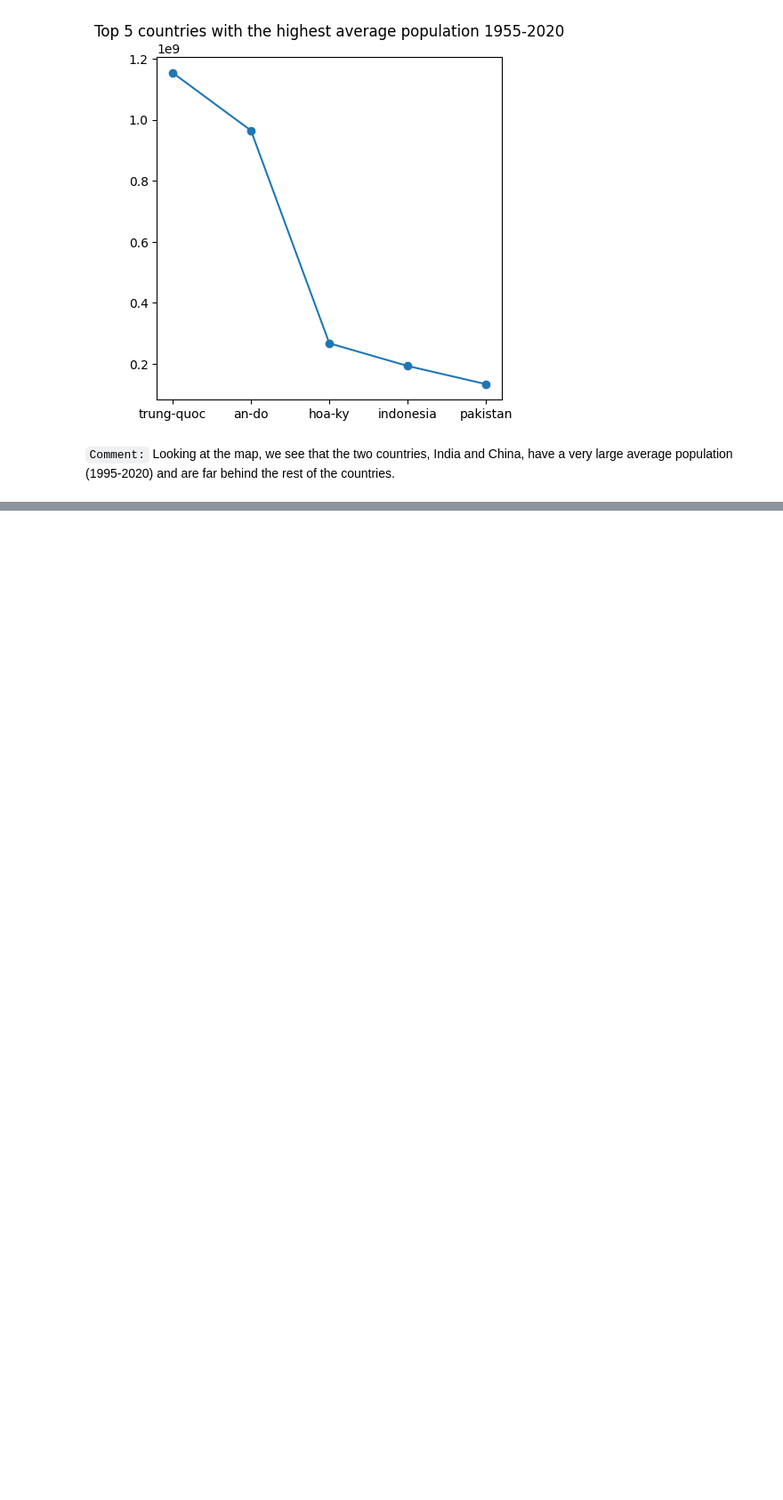
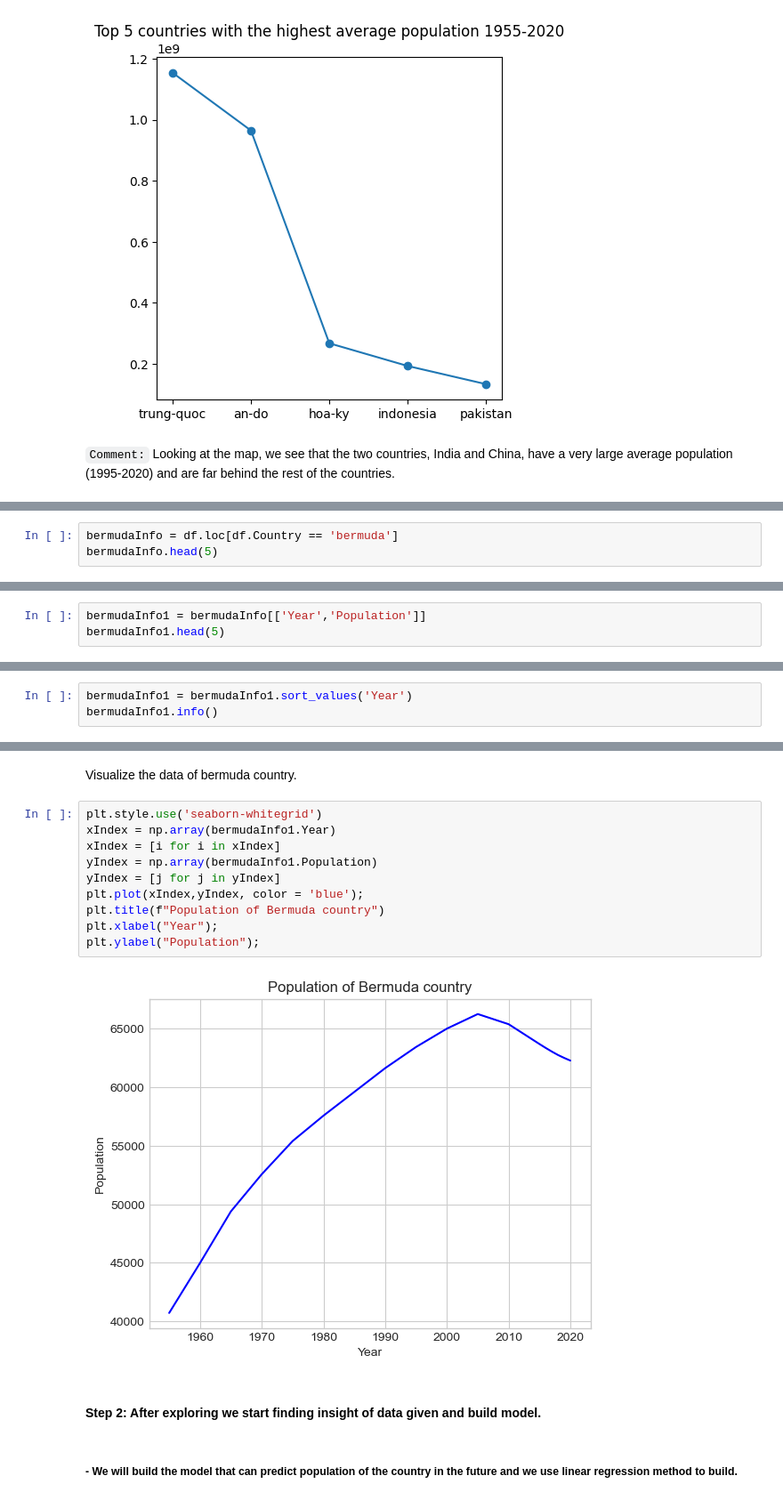
Before and after one commit to HoDangCao/Data-collection-and-population-analysis-of-Asia-and-North-America, a Jupyter notebook: DSProject - latest ver.ipynb, the cells around one changed output, grey strips where cells are left out. Shown at 89% size. Saved outputs shown, nothing was run; the diff lists cells and outputs as text; blank space fills up the shorter version.

Commit message:
new model

```diff
--- a/DSProject - latest ver.ipynb
+++ b/DSProject - latest ver.ipynb
@@ -595,0 +603,3 @@ plt.show()
+# %%
+bermudaInfo = df.loc[df.Country == 'bermuda']
+bermudaInfo.head(5)
@@ -595,0 +613,3 @@ plt.show()
+# %%
+bermudaInfo1 = bermudaInfo[['Year','Population']]
+bermudaInfo1.head(5)
@@ -595,0 +625,3 @@ plt.show()
+# %%
+bermudaInfo1 = bermudaInfo1.sort_values('Year')
+bermudaInfo1.info()
@@ -595,0 +652,18 @@ plt.show()
+# %% [markdown]
+Visualize the data of bermuda country.
+# %%
+plt.style.use('seaborn-whitegrid')
+xIndex = np.array(bermudaInfo1.Year)
+xIndex = [i for i in xIndex]
+yIndex = np.array(bermudaInfo1.Population)
+yIndex = [j for j in yIndex]
+plt.plot(xIndex,yIndex, color = 'blue');
+plt.title(f"Population of Bermuda country")
+plt.xlabel("Year");
+plt.ylabel("Population");
+# %% [output]
+[figure, added]
+# %% [markdown]
+#### Step 2: After exploring we start finding insight of data given and build model.
+# %% [markdown]
+##### - We will build the model that can predict population of the country in the future and we use linear regression method to build.
```
Also changed, not shown: parts of 109 cells of this notebook.
